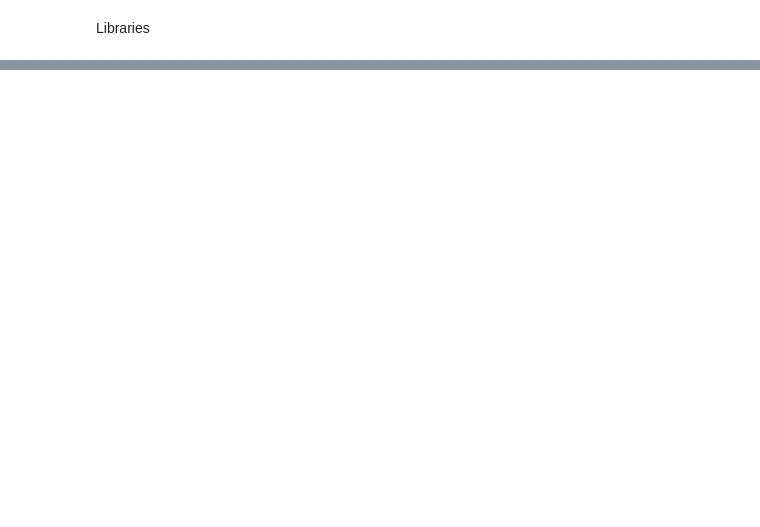
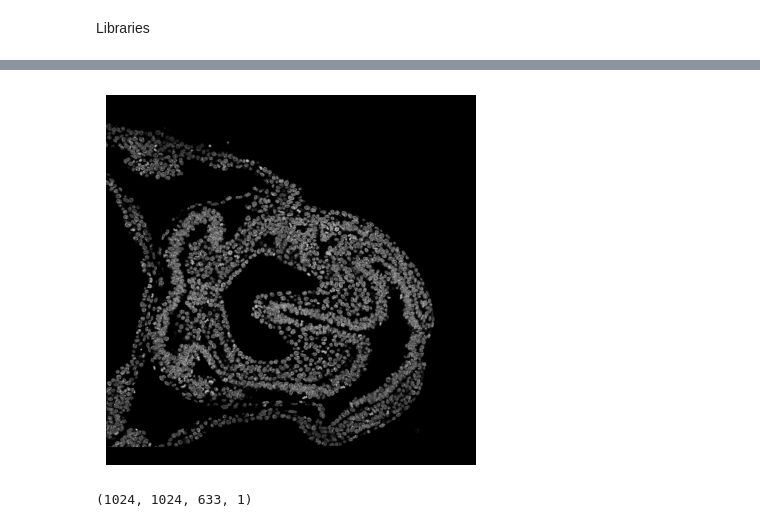
Before and after one commit to ignacio-ms/PyMorph, a Jupyter notebook: notebooks/2.4-3D_prediction_cellpose.ipynb, the cells around one changed output, grey strips where cells are left out. Saved outputs shown, nothing was run; the diff lists cells and outputs as text; code cells hidden in the pictures; blank space fills up the shorter version.

```diff
--- a/notebooks/2.4-3D_prediction_cellpose.ipynb
+++ b/notebooks/2.4-3D_prediction_cellpose.ipynb
@@ -45,0 +58,10 @@ img_equalized = cv2.equalizeHist(img)
+# %%
+plt.imshow(img[:, :, 270, 0], cmap='gray')
+plt.axis('off')
+plt.show()
+# %% [output]
+[figure, added]
+# %%
+print(img_equalized.shape)
+# %% [output]
+(1024, 1024, 633, 1)
```
Also changed, not shown: parts of 7 cells of this notebook, 2 other files.
